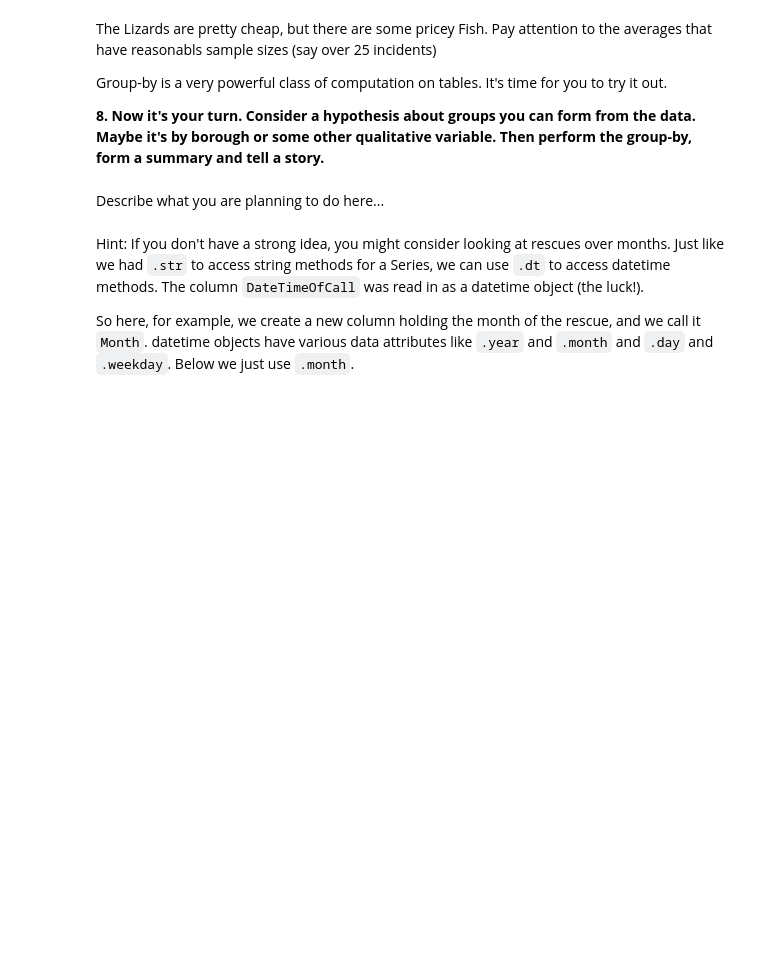
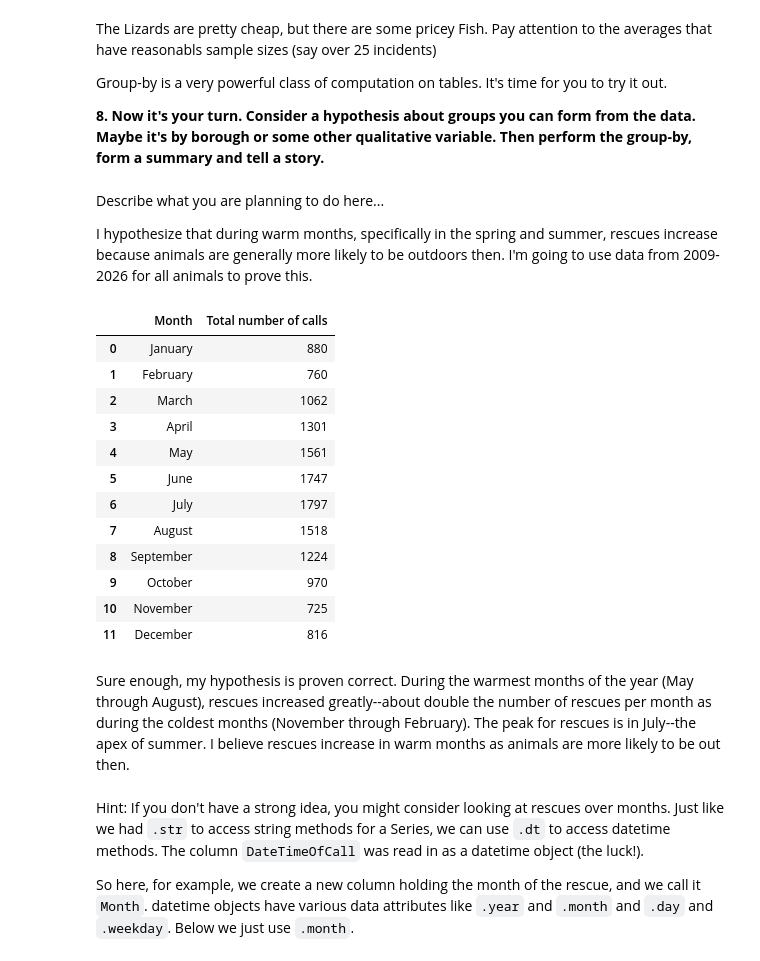
Before and after one commit to ka2931/2026-Image-and-Sound, a Jupyter notebook: lessons/02-homework/Homework_2.ipynb, the cells around one changed output. Drawn from its saved outputs; the diff is of its cells as text; code cells hidden in the pictures; blank space fills up the shorter version.

```diff
--- a/lessons/02-homework/Homework_2.ipynb
+++ b/lessons/02-homework/Homework_2.ipynb
@@ -1580,5 +1632,3 @@ The Lizards are pretty cheap, but there are some pricey Fish. Pay attention to t
 Group-by is a very powerful class of computation on tables. It's time for you to try it out.
 
 **8. Now it's your turn. Consider a hypothesis about groups you can form from the data. Maybe it's by borough or some other qualitative variable. Then perform the group-by, form a summary and tell a story.**
-# %% [markdown]
-Describe what you are planning to do here...
@@ -1586,0 +1635,4 @@ Describe what you are planning to do here...
+# %% [markdown]
+Describe what you are planning to do here...
+
+I hypothesize that during warm months, specifically in the spring and summer, rescues increase because animals are generally more likely to be outdoors then. I'm going to use data from 2009-2026 for all animals to prove this.
@@ -1587,3 +1642,44 @@ Describe what you are planning to do here...
+# %%
+all_years = lfb[
+    (lfb["CalYear"] >= 2009) & (lfb["CalYear"] <= 2026)
+].copy()
+
+all_years["Month"] = all_years["DateTimeOfCall"].dt.month
+
+monthly_rescues = (
+    all_years.groupby("Month")["IncidentNumber"]
+    .count()
+    .reindex(range(1, 13), fill_value=0)
+    .rename_axis("Month")
+    .reset_index(name="Total calls")
+)
+
+month_names = {
+    1: "January", 2: "February", 3: "March", 4: "April",
+    5: "May", 6: "June", 7: "July", 8: "August",
+    9: "September", 10: "October", 11: "November", 12: "December"
+}
+monthly_rescues["Month"] = monthly_rescues["Month"].map(month_names)
+
+monthly_rescues
+
+monthly_table
+# %% [output]
+|  | Month | Total number of calls |
+| 0 | January | 880 |
+| 1 | February | 760 |
+| 2 | March | 1062 |
+| 3 | April | 1301 |
+| 4 | May | 1561 |
+| 5 | June | 1747 |
+| 6 | July | 1797 |
+| 7 | August | 1518 |
+| 8 | September | 1224 |
+| 9 | October | 970 |
+| 10 | November | 725 |
+| 11 | December | 816 |
+# %% [markdown]
+Sure enough, my hypothesis is proven correct. During the warmest months of the year (May through August), rescues increased greatly--about double the number of rescues per month as during the coldest months (November through February). The peak for rescues is in July--the apex of summer. I believe rescues increase in warm months as animals are more likely to be out then.
 # %% [markdown]
 Hint: If you don't have a strong idea, you might consider looking at rescues over months. Just like we had `.str` to access string methods for a Series, we can use `.dt` to access datetime methods. The column `DateTimeOfCall` was read in as a datetime object (the luck!).
 
```
Also changed, not shown: parts of 17 cells of this notebook.
